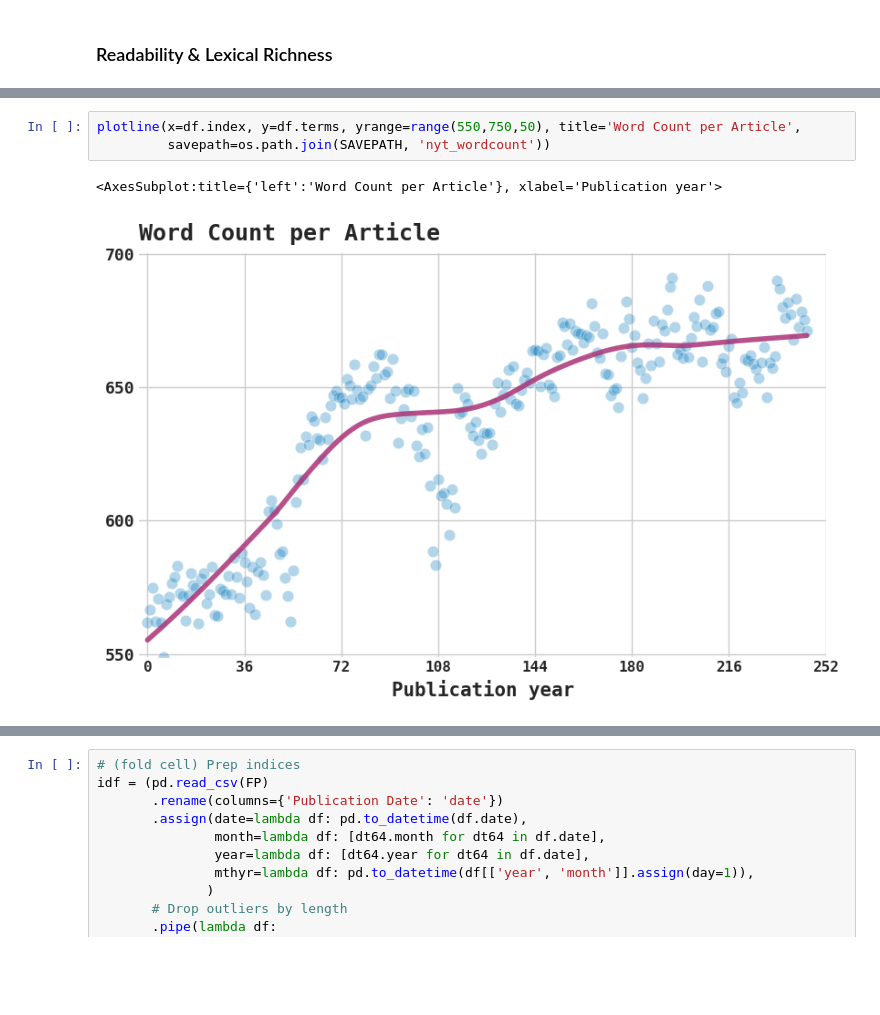
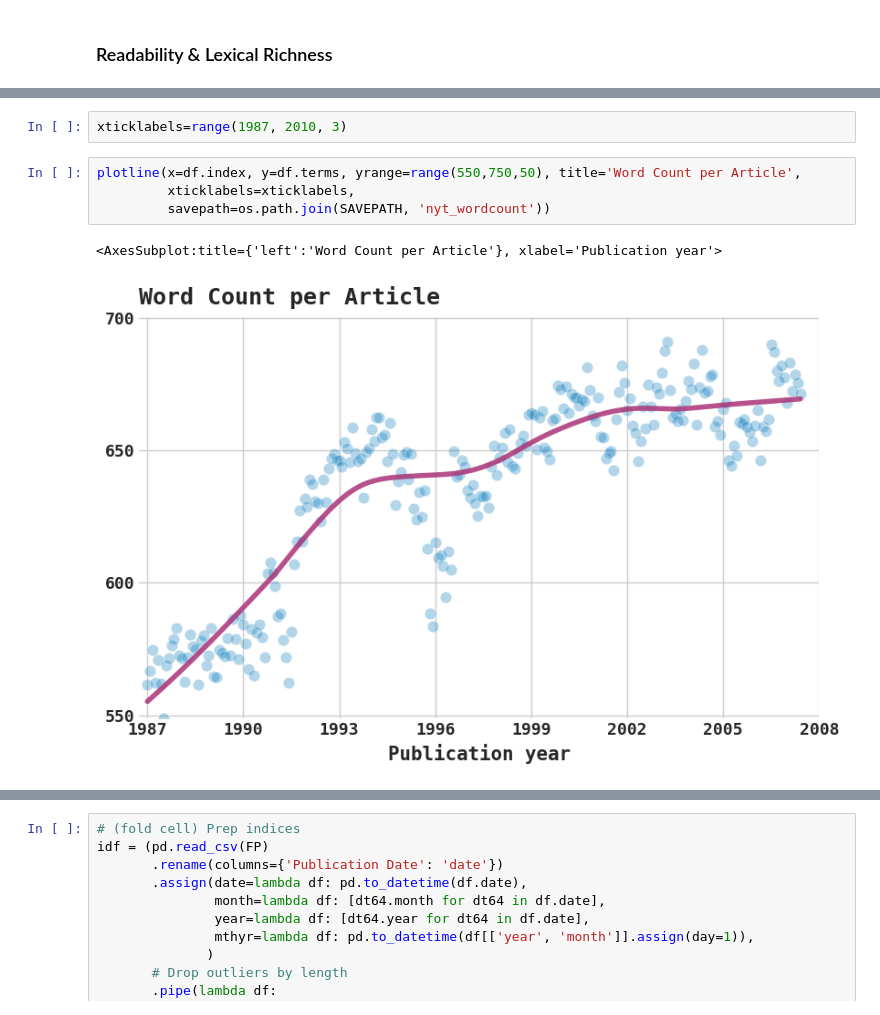
Before and after one commit to notnews/unreadable_news, a Jupyter notebook: scripts/02a_plot_nyt_textstatistics.ipynb, the cells around one changed output, grey strips where cells are left out. Cells and saved outputs as stored; diff of their text form; blank space fills up the shorter version.

```diff
--- a/scripts/02a_plot_nyt_textstatistics.ipynb
+++ b/scripts/02a_plot_nyt_textstatistics.ipynb
@@ -98,11 +98,14 @@ df.head(3)
 | 0 | 1987-01-01 | 59255.347607 | 48.395282 | 13.079217 | 15.347812 | 561.642908 | 249.332375 | 0.464668 | 86.237082 | ... |
 | 1 | 1987-02-01 | 61964.935736 | 48.262141 | 13.173343 | 15.384344 | 566.728874 | 251.335391 | 0.465815 | 87.008545 | ... |
 | 2 | 1987-03-01 | 21884.018438 | 48.456942 | 13.098056 | 15.259876 | 574.741305 | 255.275597 | 0.466182 | 87.694917 | ... |
+# %%
+xticklabels=range(1987, 2010, 3)
 # %%
 plotline(x=df.index, y=df.terms, yrange=range(550,750,50), title='Word Count per Article',
+         xticklabels=xticklabels,
          savepath=os.path.join(SAVEPATH, 'nyt_wordcount'))
 # %% [output]
 <AxesSubplot:title={'left':'Word Count per Article'}, xlabel='Publication year'>
-[figure, old version]
+[figure, new version]
 # %%
 plotline(x=df.index, y=df.uniqueterms, yrange=range(240,340,30), title='Unique Words per Article',
```
Also changed, not shown: parts of 3 cells of this notebook, 33 other files.
